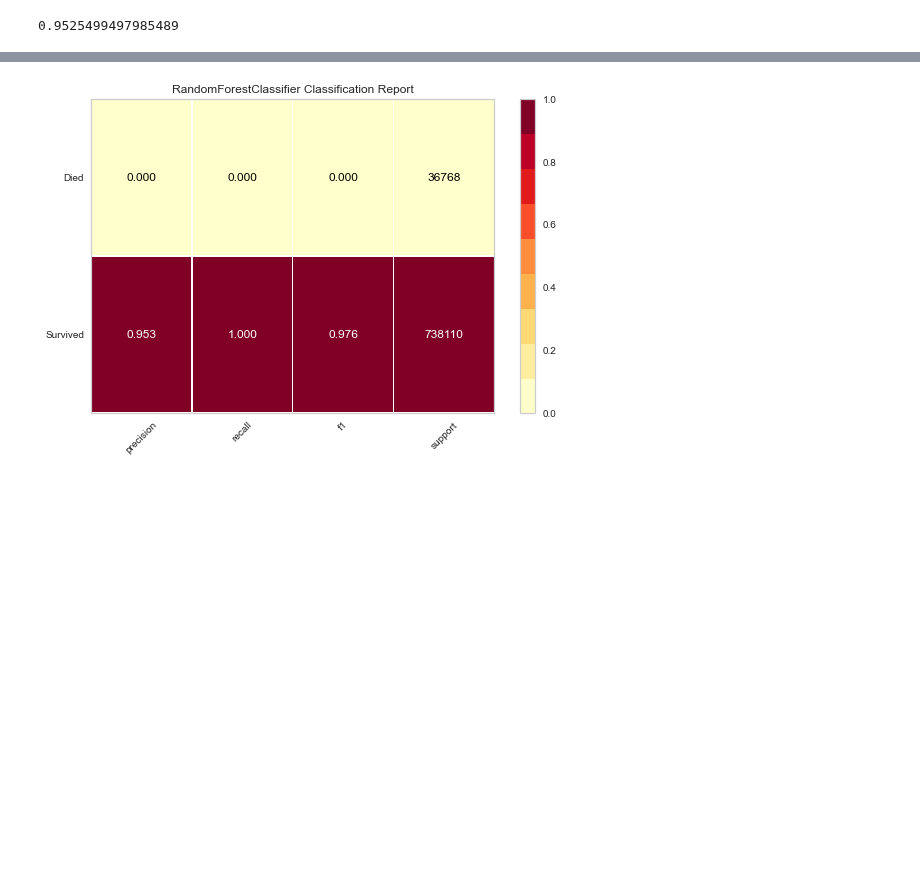
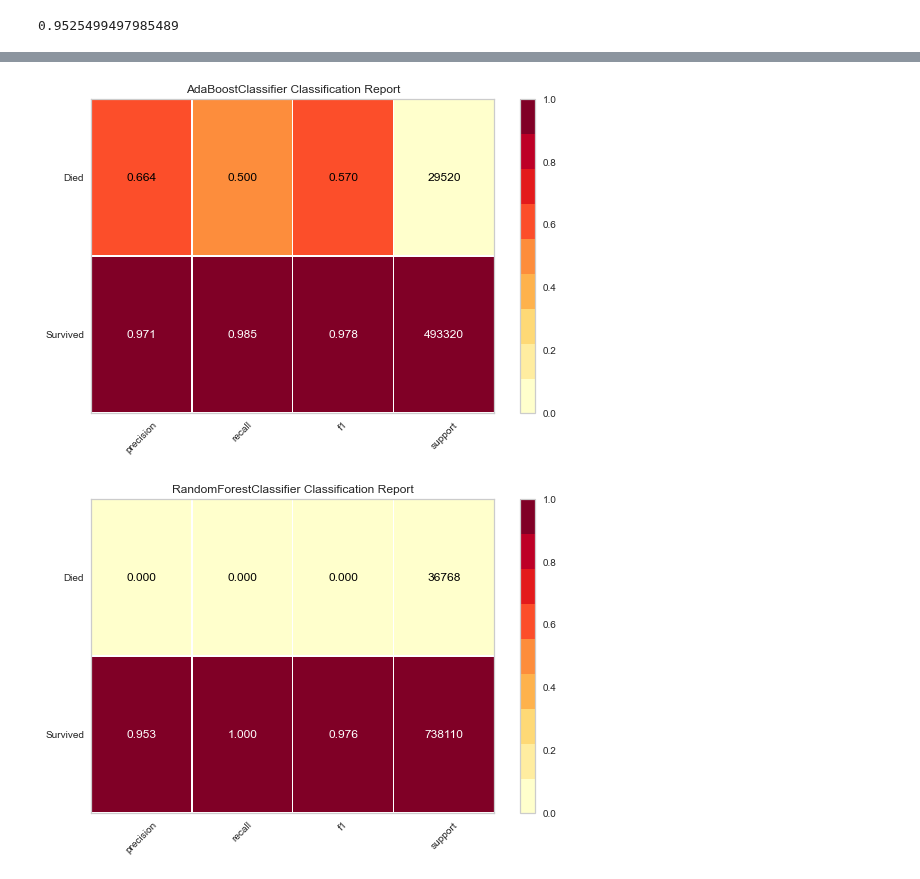
Before and after one commit to georgetown-analytics/COVID-19-race-social-equity-, a Jupyter notebook: Model on Dec Data.ipynb, the cells around one changed output, grey strips where cells are left out. Cells and saved outputs as stored; diff of their text form; code cells hidden in the pictures; blank space fills up the shorter version.

```diff
--- a/Model on Dec Data.ipynb
+++ b/Model on Dec Data.ipynb
@@ -92,6 +116,9 @@ other_data.head()
 # %%
 X_train, X_test, y_train, y_test = train_test_split(other_data, deaths_array, test_size = 0.2, random_state = 42
 )
+# %%
+X_train_no_unknowns, X_test_no_unknowns, y_train_no_unknowns, y_test_no_unknowns = train_test_split(other_data_no_unknowns, deaths_array_no_unknowns, test_size = 0.2, random_state = 42
+)
 # %%
 shot_in_the_dark = RandomForestClassifier(max_depth=2, random_state=0)
 shot_in_the_dark.fit(X_train, y_train)
@@ -126 +180,7 @@ _ = classification_report(aDamodel, X_test, y_test, classes=classes, support=Tru
+# %%
+classes = ["Survived","Died"]
+aDamodel_no_unknowns = AdaBoostClassifier(n_estimators=25).fit(X_train_no_unknowns, y_train_no_unknowns)
+_ = classification_report(aDamodel_no_unknowns, X_test_no_unknowns, y_test_no_unknowns, classes=classes, support=True, is_fitted=True)
+# %% [output]
+[figure, added]
 # %%
```
Also changed, not shown: parts of 17 cells of this notebook.
